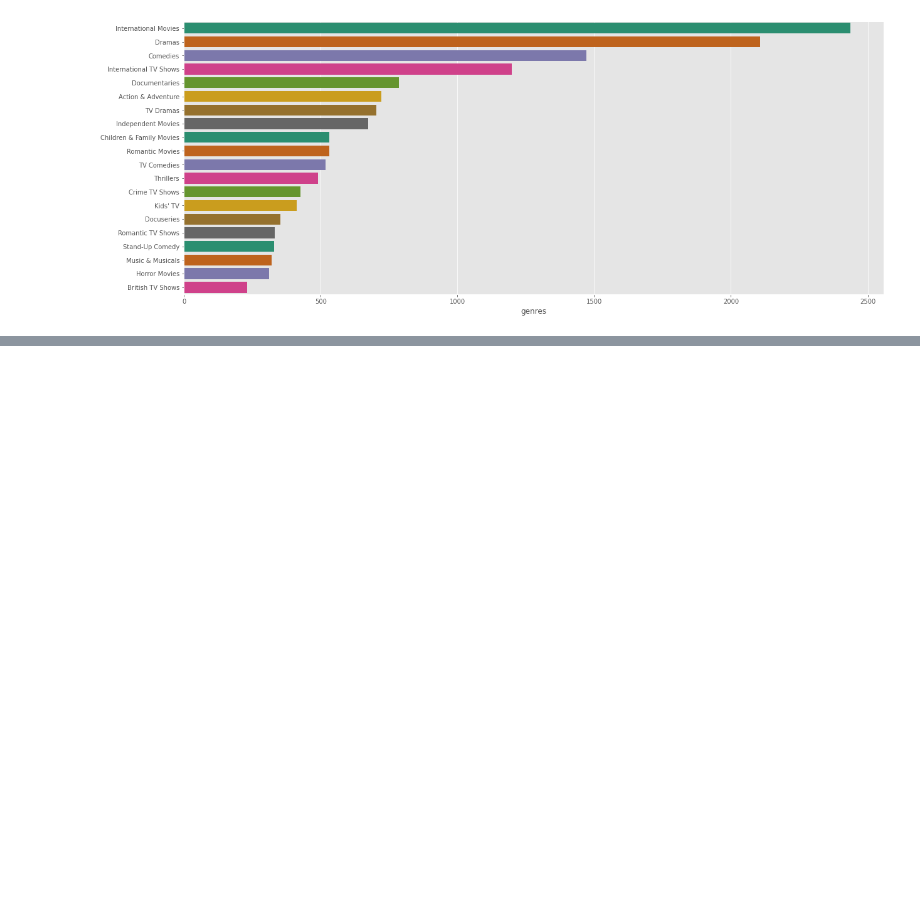
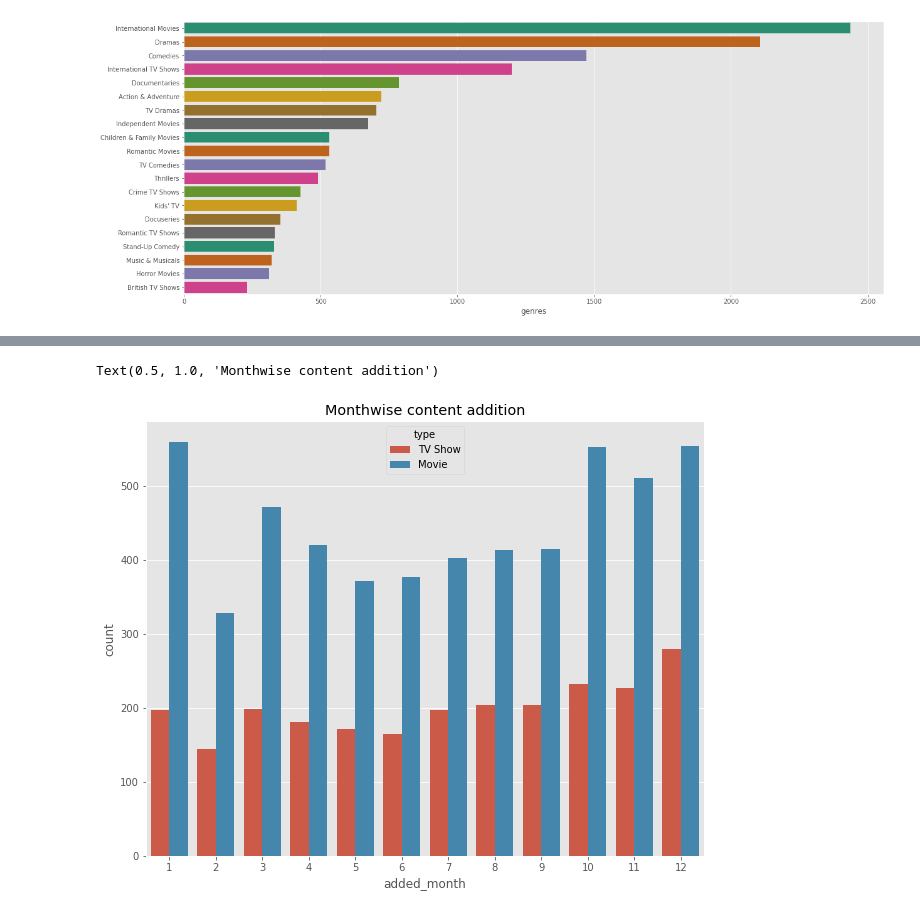
Before and after one commit to sammed97/Netflix-Movies-and-TV-Shows-Clustering, a Jupyter notebook: Copy_of_NETFLIX_MOVIES_AND_TV_SHOWS_CLUSTERING.ipynb, the cells around one changed output, grey strips where cells are left out. Cells and saved outputs as stored; diff of their text form; code cells hidden in the pictures; blank space fills up the shorter version.

```diff
--- a/Copy_of_NETFLIX_MOVIES_AND_TV_SHOWS_CLUSTERING.ipynb
+++ b/Copy_of_NETFLIX_MOVIES_AND_TV_SHOWS_CLUSTERING.ipynb
@@ -277,3 +261,5 @@ df_1.head()
+# %%
+df_1['added_day'] = df_1['date_added'].dt.day
 # %% [markdown]
 we will drop column 'date_added' as we create seperate columns for it according to year and month
 # %%
@@ -566,0 +529,7 @@ country_content
+# %%
+plt.figure(figsize=(10,8))
+sns.countplot(x='added_month',hue='type',data=df_1)
+plt.title("Monthwise content addition")
+# %% [output]
+Text(0.5, 1.0, 'Monthwise content addition')
+[figure, added]
```
Also changed, not shown: parts of 20 cells of this notebook.
